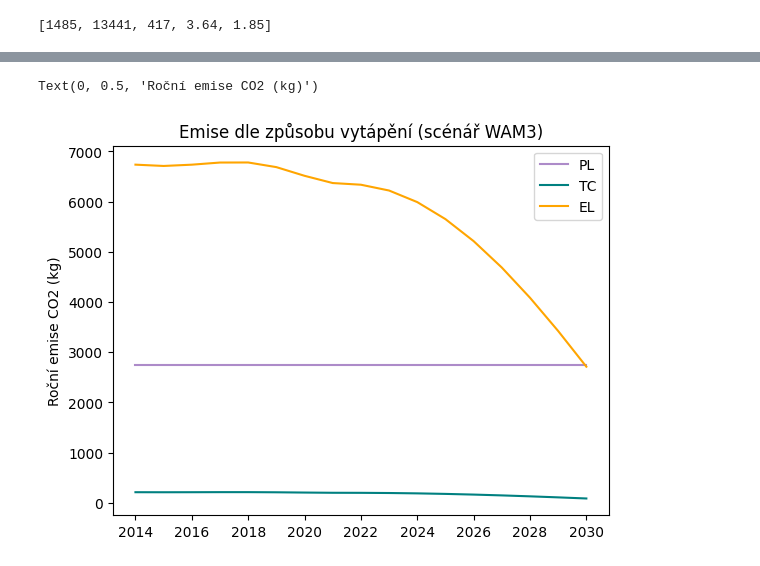
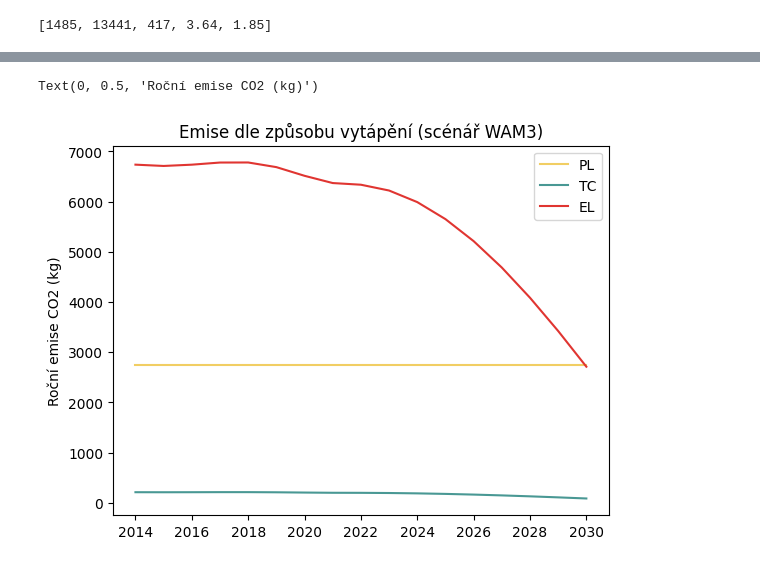
Before and after one commit to Czechitas-DA-Green-is-Good/Hackathon, a Jupyter notebook: WAM3_flat_annual_emissions.ipynb, the cells around one changed output, grey strips where cells are left out. Cells and saved outputs as stored; diff of their text form; code cells hidden in the pictures.

```diff
--- a/WAM3_flat_annual_emissions.ipynb
+++ b/WAM3_flat_annual_emissions.ipynb
@@ -44,18 +44,18 @@ flat_80_sqm
 # %%
 df_transposed = flat_80_sqm.transpose()
 
 colors_dict = {
-    "UH": "#a8786e",
-    "PL": "#ad8bc9",
-    "EL": "orange",
-    "TC": "teal",
+    "UH": "#9D7660",
+    "PL": "#F1CE63",
+    "EL": "#e03531",
+    "TC": "#499894",
 }
 
 colors = [colors_dict[column] for column in df_transposed.columns]
 
 df_transposed.plot(color=colors)
 plt.title("Emise dle způsobu vytápění (scénář WAM3)")
 plt.ylabel("Roční emise CO2 (kg)")
 # %% [output]
 Text(0, 0.5, 'Roční emise CO2 (kg)')
-[figure, old version]
+[figure, new version]
```
Also changed, not shown: 6 other files.
